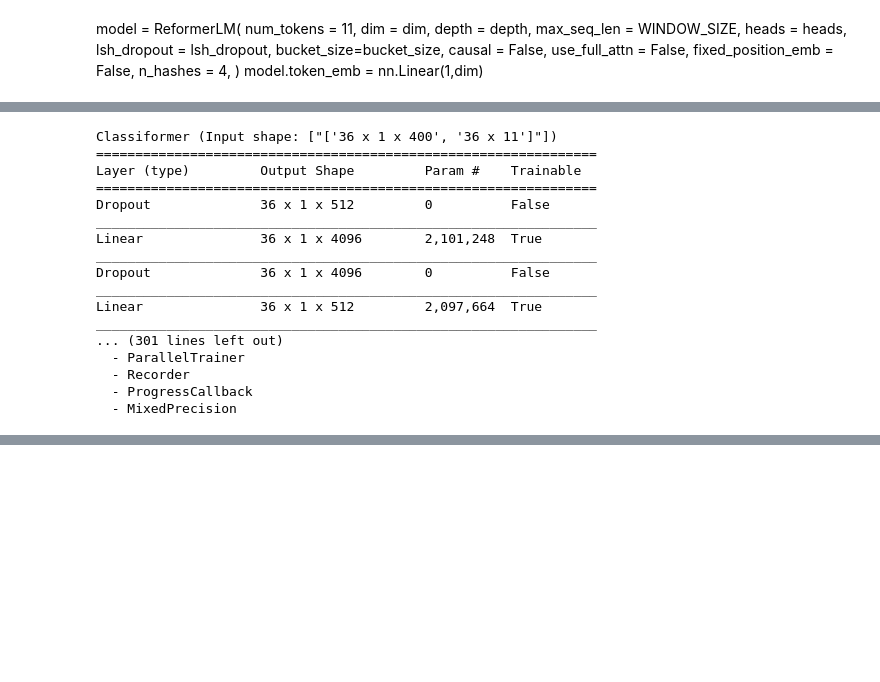
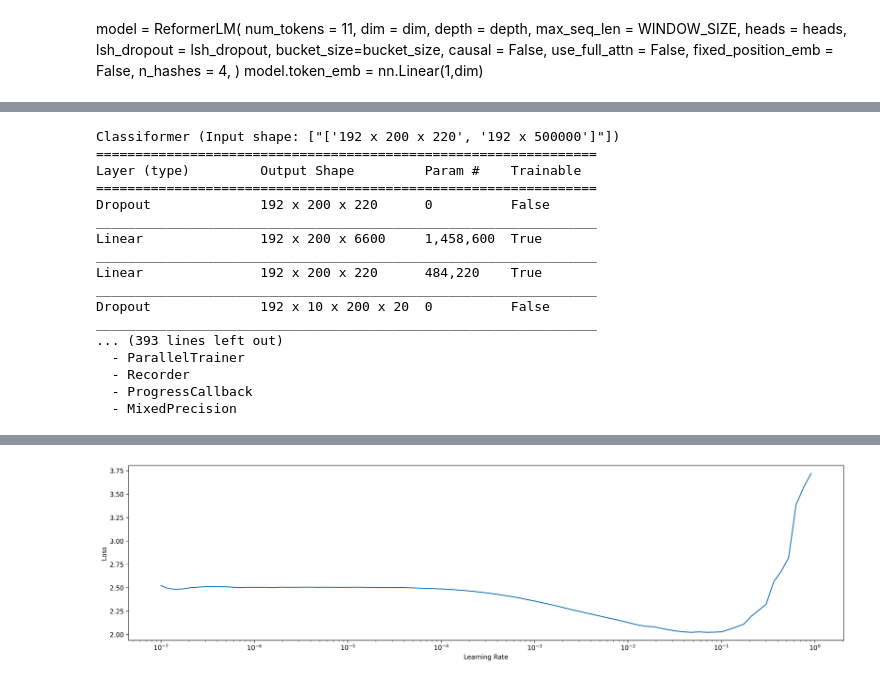
Before and after one commit to antorsae/liverpool-ion-switching, a Jupyter notebook: reformer-crossentropy-drift.ipynb, the cells around one changed output, grey strips where cells are left out. Drawn from its saved outputs; the diff is of its cells as text; code cells hidden in the pictures; blank space fills up the shorter version.

```diff
--- a/reformer-crossentropy-drift.ipynb
+++ b/reformer-crossentropy-drift.ipynb
@@ -593,24 +723,24 @@ def accuracy(inp, targ, axis=-1):
 learn = None
 gc.collect()
 torch.cuda.empty_cache()
-learn = Learner(dls,model,loss_func=DriftChannelsLoss(),opt_func=Adam,
+learn = Learner(dls,model,loss_func=DriftChannelsLoss(),opt_func=SGD,
                 metrics=[F1Score(labels=list(range(11)),average='macro'), accuracy])
 learn.to_parallel().to_fp16()
 learn.summary()
 # %% [output]
-Classiformer (Input shape: ["['36 x 1 x 400', '36 x 11']"])
+Classiformer (Input shape: ["['192 x 200 x 220', '192 x 500000']"])
 ================================================================
 Layer (type)         Output Shape         Param #    Trainable
 ================================================================
-Dropout              36 x 1 x 512         0          False
+Dropout              192 x 200 x 220      0          False
 ________________________________________________________________
-Linear               36 x 1 x 4096        2,101,248  True
+Linear               192 x 200 x 6600     1,458,600  True
 ________________________________________________________________
-Dropout              36 x 1 x 4096        0          False
+Linear               192 x 200 x 220      484,220    True
 ________________________________________________________________
-Linear               36 x 1 x 512         2,097,664  True
+Dropout              192 x 10 x 200 x 20  0          False
 ________________________________________________________________
-... (301 lines left out)
+... (393 lines left out)
   - ParallelTrainer
   - Recorder
   - ProgressCallback
@@ -622,4 +752,5 @@ try:
 except:
     pass
 # %%
-#lr_min, lr_steep=learn.lr_find()
+lr_min, lr_steep=learn.lr_find()
+# %% [output]
@@ -626 +758,2 @@ except:
+[figure, added]
 # %%
```
Also changed, not shown: parts of 43 cells of this notebook.
